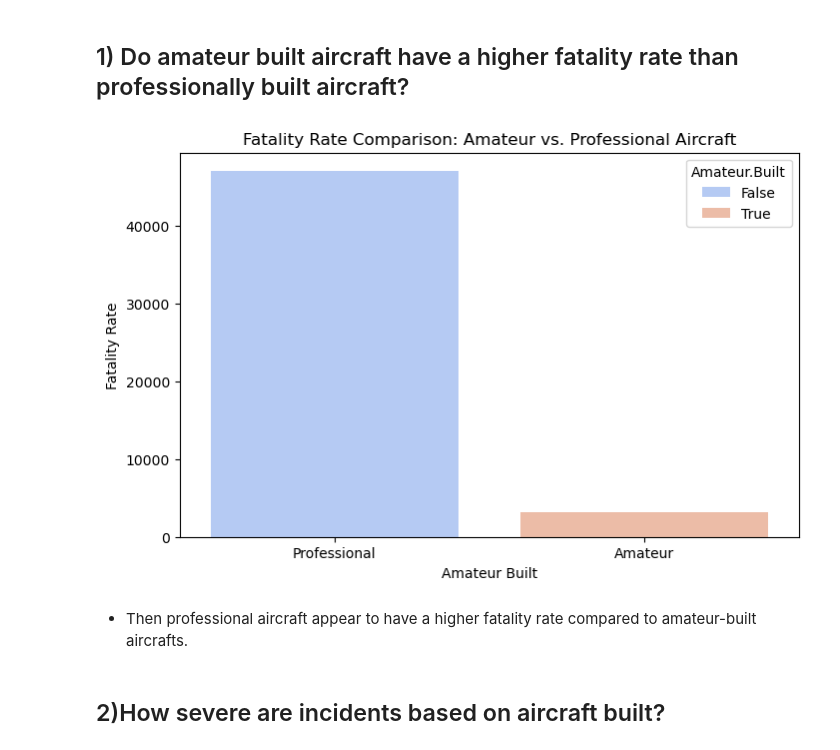
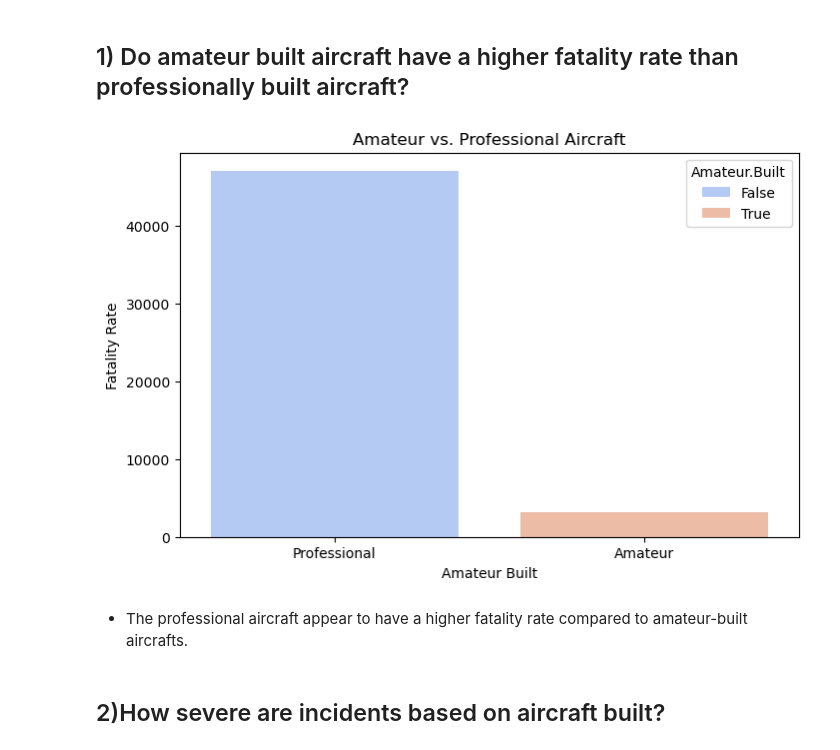
Before and after one commit to FAITHKAMANDE/AviData-Analytics, a Jupyter notebook: NoteBook.ipynb, the cells around one changed output. Saved outputs shown, nothing was run; the diff lists cells and outputs as text; code cells hidden in the pictures.

```diff
--- a/NoteBook.ipynb
+++ b/NoteBook.ipynb
@@ -1063,19 +1063,19 @@ import seaborn as sns
 # %%
 plt.figure(figsize=(8,5))
 sns.barplot(x=fatality_stats["Amateur.Built"],
             y=fatality_stats["Total.Fatal.Injuries"],
             hue=fatality_stats["Amateur.Built"],
             palette = "coolwarm")
 
 plt.xlabel("Amateur Built")
 plt.ylabel("Fatality Rate")
-plt.title("Fatality Rate Comparison: Amateur vs. Professional Aircraft")
+plt.title("Amateur vs. Professional Aircraft")
 plt.xticks([0, 1], ["Professional", "Amateur"])
 plt.show()
 # %% [output]
-[figure, old version]
+[figure, new version]
 # %% [markdown]
-- Then professional aircraft appear to have a higher fatality rate compared to amateur-built aircrafts.
+- The professional aircraft appear to have a higher fatality rate compared to amateur-built aircrafts.
 # %% [markdown]
 ## 2)How severe are incidents based on aircraft built?
 # %%
```
Also changed, not shown: parts of 2 cells of this notebook.
